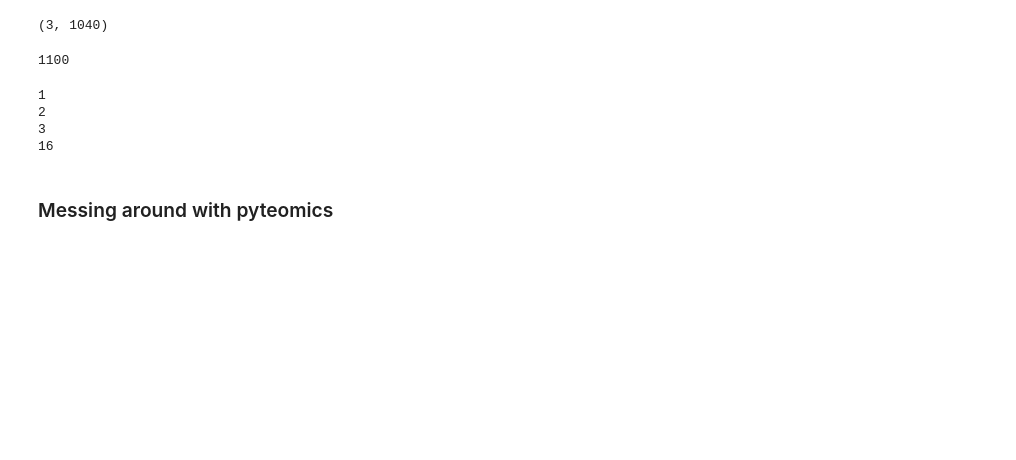
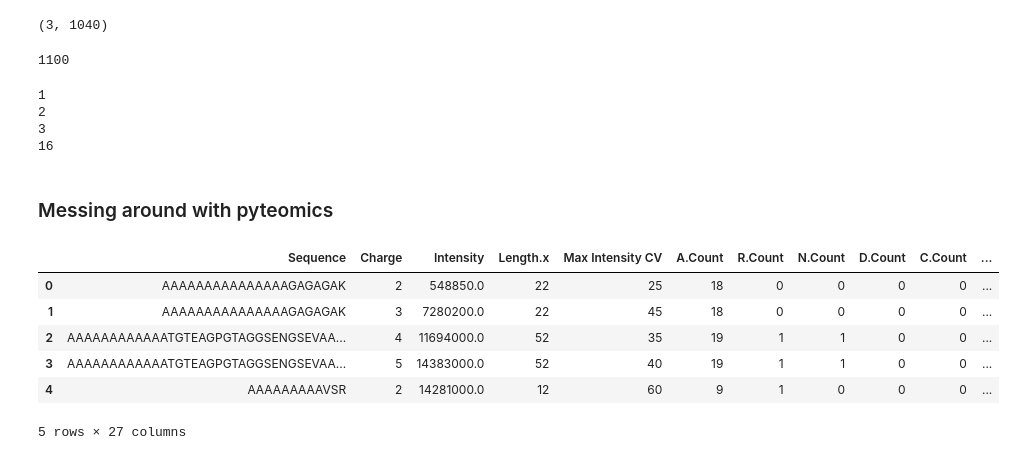
Before and after one commit to Justin92/FAIMS_MachineLearning, a Jupyter notebook: Intro2MachineLearning.ipynb, the cells around one changed output. Saved outputs shown, nothing was run; the diff lists cells and outputs as text; code cells hidden in the pictures; blank space fills up the shorter version.

```diff
--- a/Intro2MachineLearning.ipynb
+++ b/Intro2MachineLearning.ipynb
@@ -865,3 +865,18 @@ print(mynumber)
 16
 # %% [markdown]
 ### Messing around with pyteomics
+# %%
+import pandas as pd
+import sklearn
+import sklearn.ensemble
+
+evidence_df = pd.read_csv("Features_MaxCVs.csv", low_memory=False)
+evidence_df.head()
+# %% [output]
+|  | Sequence | Charge | Intensity | Length.x | Max Intensity CV | A.Count | R.Count | N.Count | D.Count | C.Count | ... |
+| 0 | AAAAAAAAAAAAAAAGAGAGAK | 2 | 548850.0 | 22 | 25 | 18 | 0 | 0 | 0 | 0 | ... |
+| 1 | AAAAAAAAAAAAAAAGAGAGAK | 3 | 7280200.0 | 22 | 45 | 18 | 0 | 0 | 0 | 0 | ... |
+| 2 | AAAAAAAAAAAATGTEAGPGTAGGSENGSEVAA... | 4 | 11694000.0 | 52 | 35 | 19 | 1 | 1 | 0 | 0 | ... |
+| 3 | AAAAAAAAAAAATGTEAGPGTAGGSENGSEVAA... | 5 | 14383000.0 | 52 | 40 | 19 | 1 | 1 | 0 | 0 | ... |
+| 4 | AAAAAAAAAVSR | 2 | 14281000.0 | 12 | 60 | 9 | 1 | 0 | 0 | 0 | ... |
+5 rows × 27 columns
```
Also changed, not shown: parts of 2 cells of this notebook.
